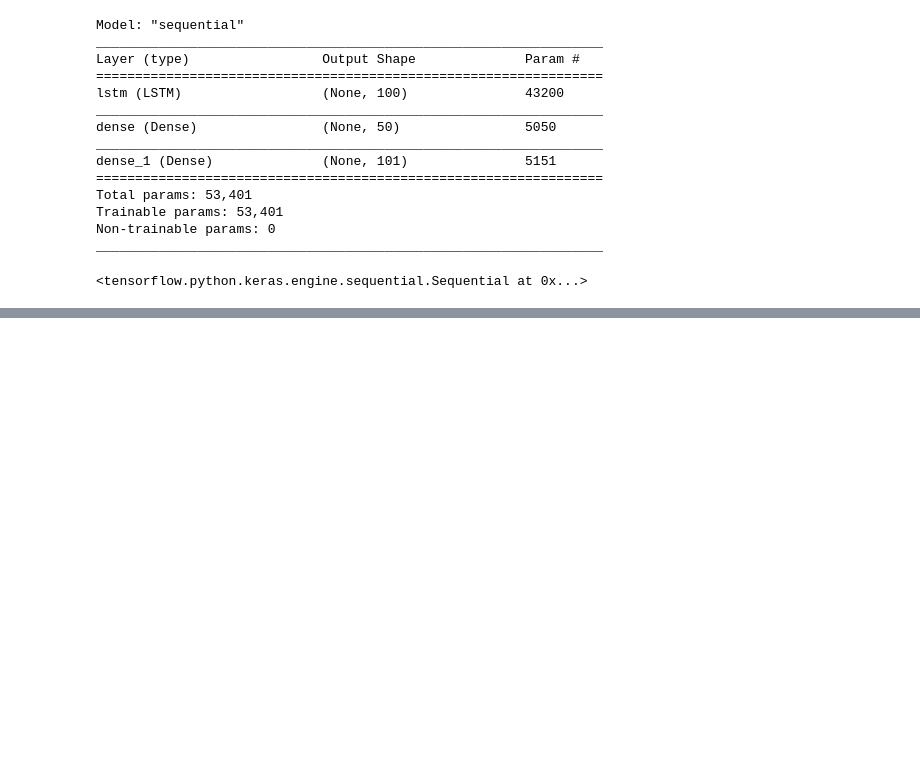
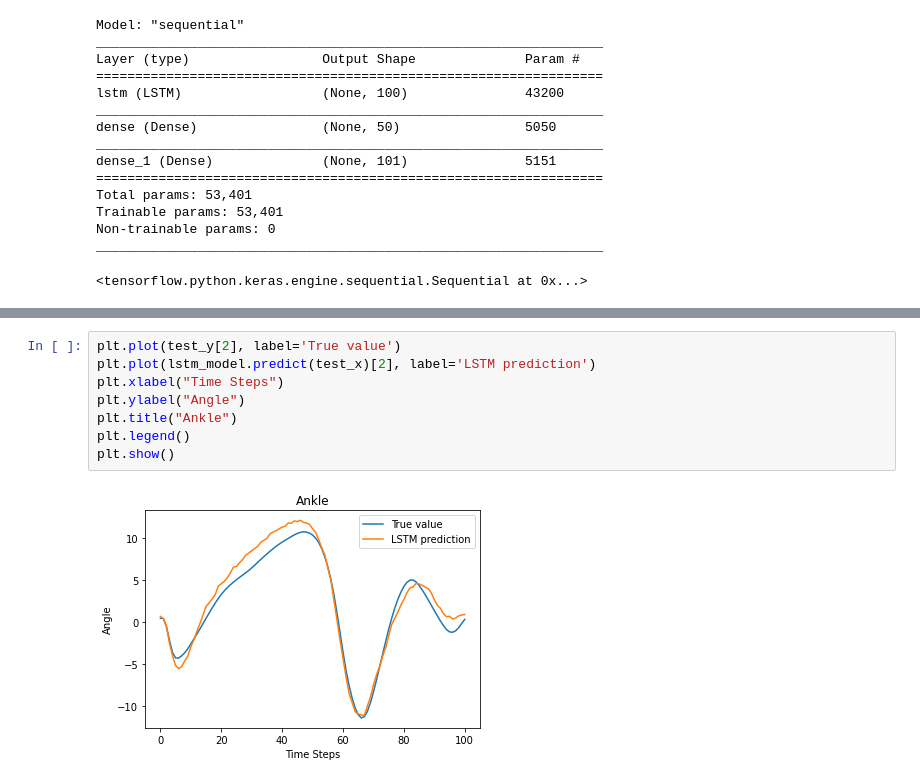
Before and after one commit to SadhnaBijrothiya/DL, a Jupyter notebook: DataCode_TM.ipynb, the cells around one changed output, grey strips where cells are left out. Saved outputs shown, nothing was run; the diff lists cells and outputs as text; blank space fills up the shorter version.

```diff
--- a/DataCode_TM.ipynb
+++ b/DataCode_TM.ipynb
@@ -206,0 +441,10 @@ FileNotFoundError: ignored
+# %%
+plt.plot(test_y[2], label='True value')
+plt.plot(lstm_model.predict(test_x)[2], label='LSTM prediction')
+plt.xlabel("Time Steps")
+plt.ylabel("Angle")
+plt.title("Ankle")
+plt.legend()
+plt.show()
+# %% [output]
+[figure, added]
```
Also changed, not shown: parts of 71 cells of this notebook.
